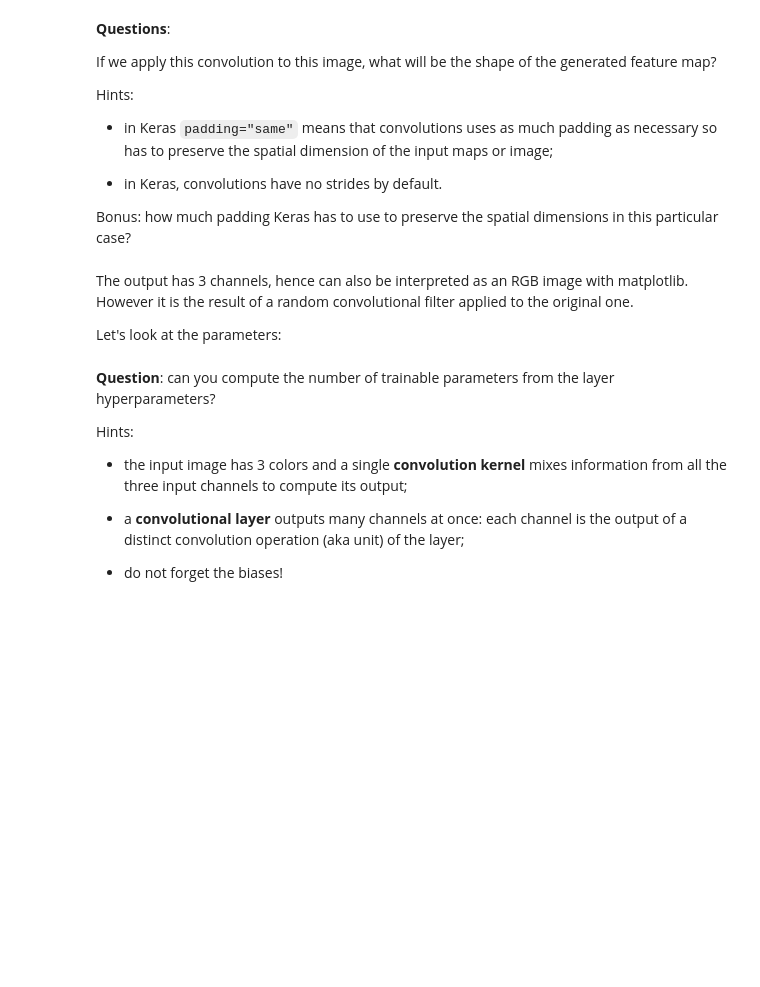
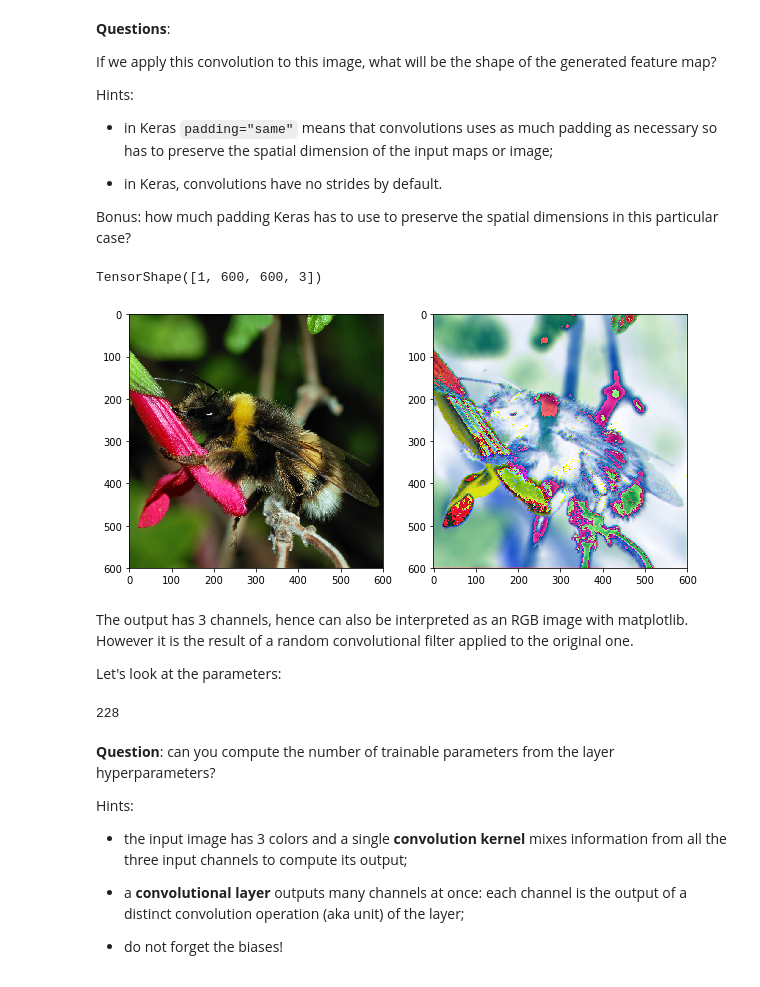
Before and after one commit to m2dsupsdlclass/lectures-labs, a Jupyter notebook: labs/04_conv_nets/01_Convolutions.ipynb, the cells around one changed output. Cells and saved outputs as stored; diff of their text form; code cells hidden in the pictures; blank space fills up the shorter version.

```diff
--- a/labs/04_conv_nets/01_Convolutions.ipynb
+++ b/labs/04_conv_nets/01_Convolutions.ipynb
@@ -33,9 +41,6 @@ from keras.layers import Conv2D
 # %%
-conv = Sequential([
-    Conv2D(filters=3, kernel_size=(5, 5), padding="same",
-           input_shape=(None, None, 3))
-])
-conv.output_shape
+conv = Conv2D(filters=3, kernel_size=(5, 5), padding="same",
+              input_shape=(None, None, 3))
 # %% [markdown]
 Remember: in Keras, `None` is used as a marker for tensor dimensions with dynamic size. In this case `batch_size`, `width` and `height` are all dynamic: they can depend on the input. Only the number of input channels (3 colors) has been fixed.
 # %%
@@ -57,19 +66,27 @@ Hints:
 
 Bonus: how much padding Keras has to use to preserve the spatial dimensions in this particular case?
 # %%
-img_out = conv.predict(img_in)
+img_out = conv(img_in)
 img_out.shape
+# %% [output]
+TensorShape([1, 600, 600, 3])
+# %%
+np_img_out = img_out[0].numpy()
 # %%
 fig, (ax0, ax1) = plt.subplots(ncols=2, figsize=(10, 5))
 ax0.imshow(sample_image.astype('uint8'))
-ax1.imshow(img_out[0].astype('uint8'));
+ax1.imshow(np_img_out.astype('uint8'));
+# %% [output]
+[figure, added]
 # %% [markdown]
 The output has 3 channels, hence can also be interpreted as an RGB image with matplotlib. However it is the result of a random convolutional filter applied to the original one.
 
 
 Let's look at the parameters:
 # %%
-conv.summary()
+conv.count_params()
+# %% [output]
+228
 # %% [markdown]
 **Question**: can you compute the number of trainable parameters from the layer hyperparameters?
 
```
Also changed, not shown: parts of 13 cells of this notebook.
